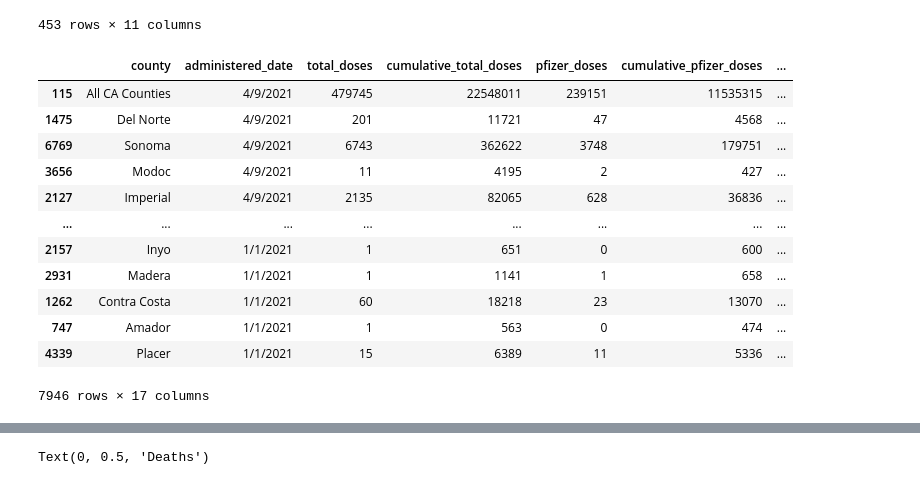
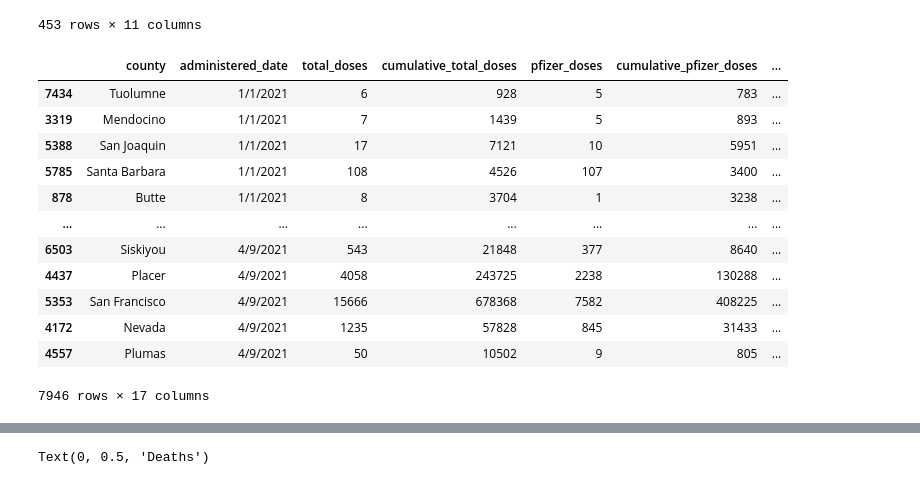
Before and after one commit to Chithra1996/GTProject1, a Jupyter notebook: US Covid 19 Data.ipynb, the cells around one changed output, grey strips where cells are left out. Drawn from its saved outputs; the diff is of its cells as text; code cells hidden in the pictures.

```diff
--- a/US Covid 19 Data.ipynb
+++ b/US Covid 19 Data.ipynb
@@ -63,18 +63,18 @@ ca_counties_cases_df.sort_values(by = 'date', ascending = False)
 453 rows × 11 columns
 # %%
 administered_date = ca_counties_vaccine_df.loc[ca_counties_vaccine_df["county"]== "Los Angeles"]
-ca_counties_vaccine_df.sort_values(by = 'administered_date', ascending = False)
+ca_counties_vaccine_df.sort_values(by = 'administered_date', ascending = True)
 # %% [output]
 |  | county | administered_date | total_doses | cumulative_total_doses | pfizer_doses | cumulative_pfizer_doses | ... |
-| 115 | All CA Counties | 4/9/2021 | 479745 | 22548011 | 239151 | 11535315 | ... |
-| 1475 | Del Norte | 4/9/2021 | 201 | 11721 | 47 | 4568 | ... |
-| 6769 | Sonoma | 4/9/2021 | 6743 | 362622 | 3748 | 179751 | ... |
-| 3656 | Modoc | 4/9/2021 | 11 | 4195 | 2 | 427 | ... |
-| 2127 | Imperial | 4/9/2021 | 2135 | 82065 | 628 | 36836 | ... |
+| 7434 | Tuolumne | 1/1/2021 | 6 | 928 | 5 | 783 | ... |
+| 3319 | Mendocino | 1/1/2021 | 7 | 1439 | 5 | 893 | ... |
+| 5388 | San Joaquin | 1/1/2021 | 17 | 7121 | 10 | 5951 | ... |
+| 5785 | Santa Barbara | 1/1/2021 | 108 | 4526 | 107 | 3400 | ... |
+| 878 | Butte | 1/1/2021 | 8 | 3704 | 1 | 3238 | ... |
 | ... | ... | ... | ... | ... | ... | ... | ... |
-| 2157 | Inyo | 1/1/2021 | 1 | 651 | 0 | 600 | ... |
-| 2931 | Madera | 1/1/2021 | 1 | 1141 | 1 | 658 | ... |
-| 1262 | Contra Costa | 1/1/2021 | 60 | 18218 | 23 | 13070 | ... |
-| 747 | Amador | 1/1/2021 | 1 | 563 | 0 | 474 | ... |
-| 4339 | Placer | 1/1/2021 | 15 | 6389 | 11 | 5336 | ... |
+| 6503 | Siskiyou | 4/9/2021 | 543 | 21848 | 377 | 8640 | ... |
+| 4437 | Placer | 4/9/2021 | 4058 | 243725 | 2238 | 130288 | ... |
+| 5353 | San Francisco | 4/9/2021 | 15666 | 678368 | 7582 | 408225 | ... |
+| 4172 | Nevada | 4/9/2021 | 1235 | 57828 | 845 | 31433 | ... |
+| 4557 | Plumas | 4/9/2021 | 50 | 10502 | 9 | 805 | ... |
 7946 rows × 17 columns
```
Also changed, not shown: parts of 4 cells of this notebook, 1 other file.
